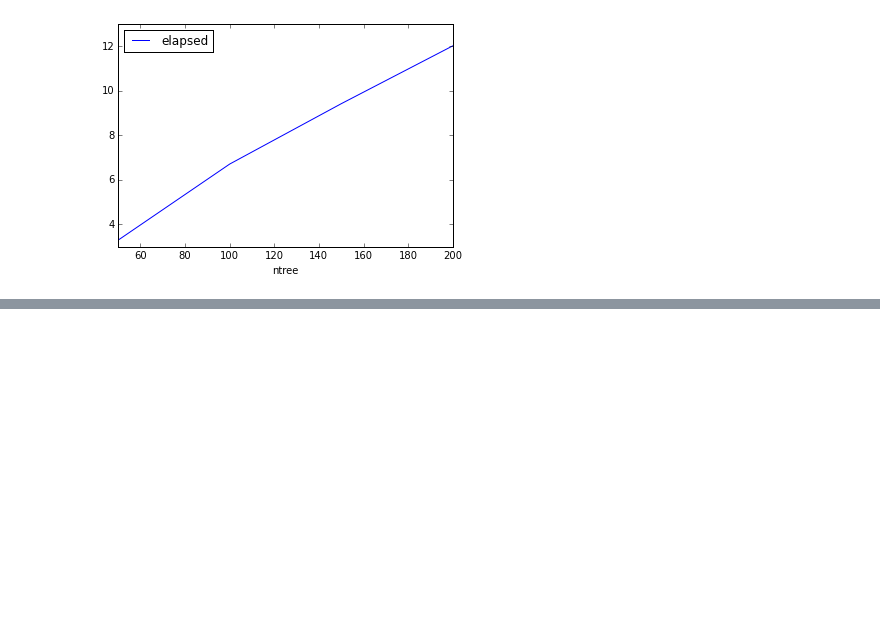
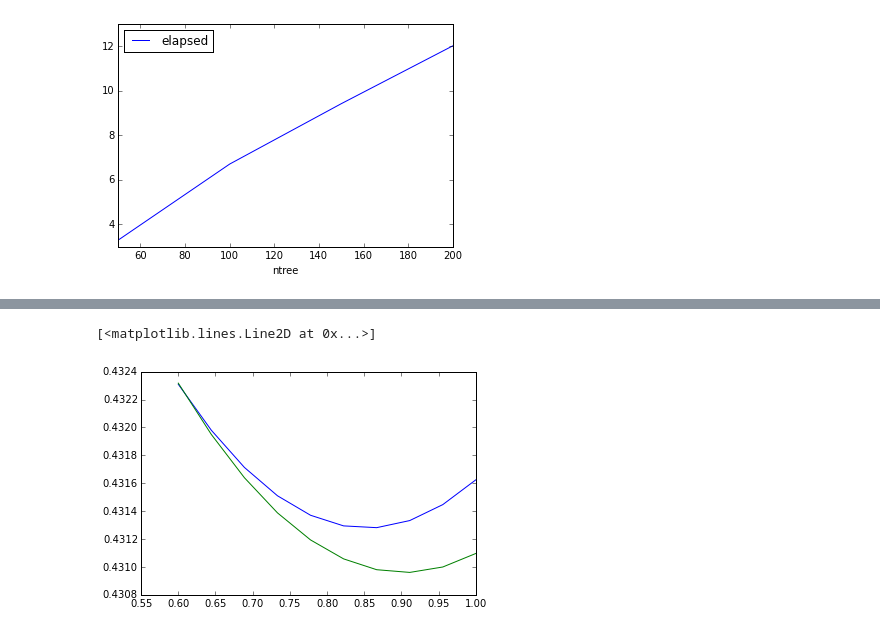
Before and after one commit to Bekbolatov/kaggle, a Jupyter notebook: events/hd/notebooks/features5_alexander.ipynb, the cells around one changed output, grey strips where cells are left out. Saved outputs shown, nothing was run; the diff lists cells and outputs as text; code cells hidden in the pictures; blank space fills up the shorter version.

```diff
--- a/events/hd/notebooks/features5_alexander.ipynb
+++ b/events/hd/notebooks/features5_alexander.ipynb
@@ -912,0 +1104,6 @@ a.plot(x='ntree', y='elapsed')
+# %%
+plt.plot(ps, ys)
+plt.plot(ps, mys)
+# %% [output]
+[<matplotlib.lines.Line2D at 0x...>]
+[figure, added]
```
Also changed, not shown: parts of 32 cells of this notebook, 2 other files.
